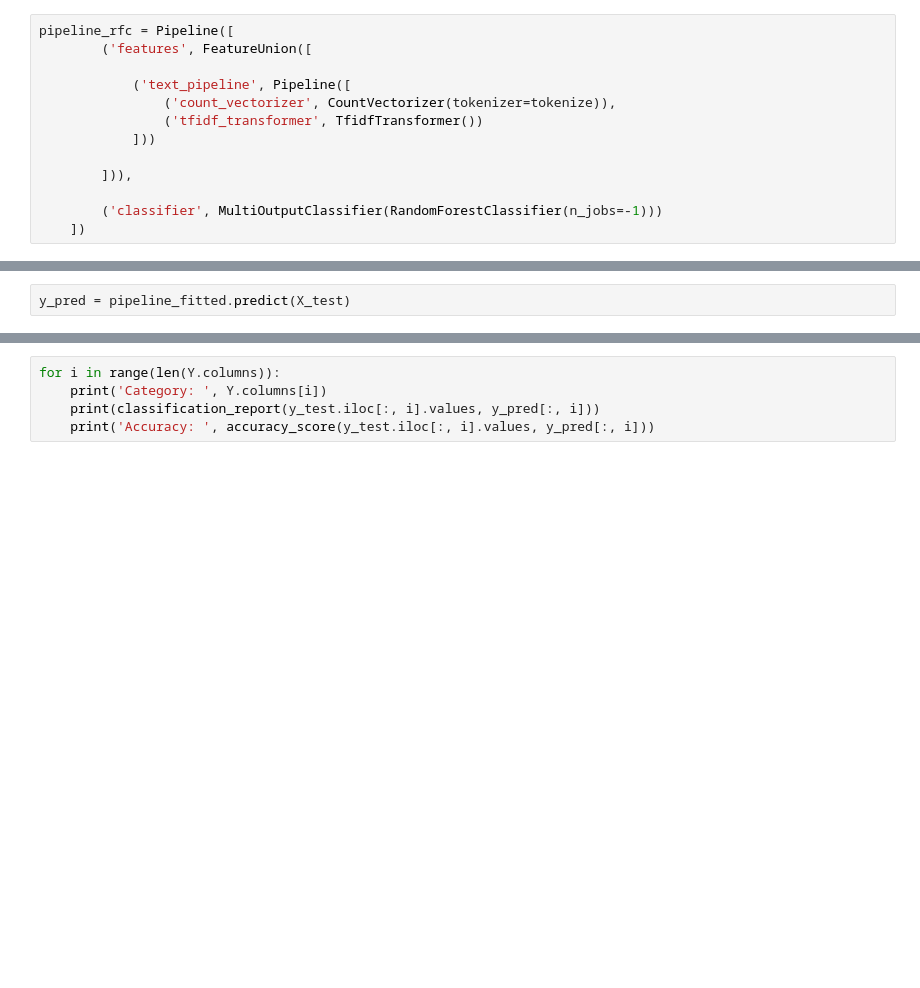
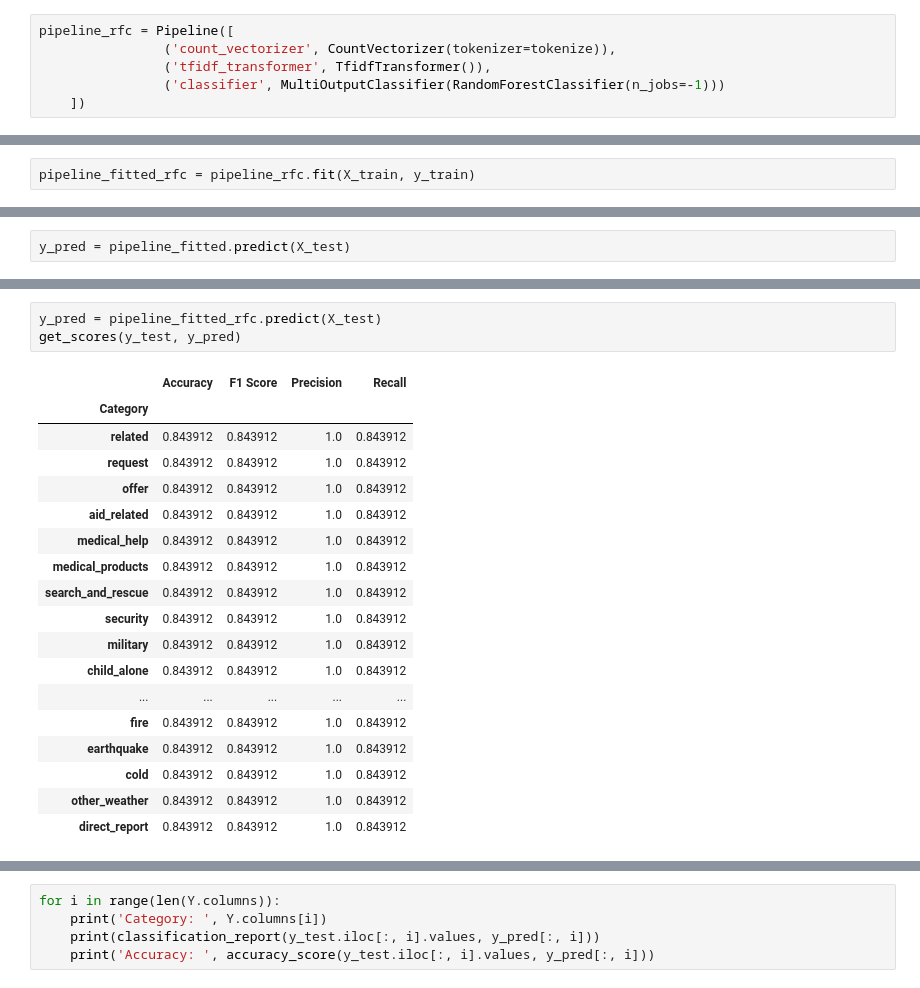
Before and after one commit to jordigc2/Udacity_DataScience_Nanodegree, a Jupyter notebook: Project2_ Disaster_Response_Pipelines/ML Pipeline Preparation.ipynb, the cells around one changed output, grey strips where cells are left out. Saved outputs shown, nothing was run; the diff lists cells and outputs as text; blank space fills up the shorter version.

```diff
--- a/Project2_ Disaster_Response_Pipelines/ML Pipeline Preparation.ipynb
+++ b/Project2_ Disaster_Response_Pipelines/ML Pipeline Preparation.ipynb
@@ -125,16 +140,9 @@ pipeline = Pipeline([
     ])
 # %%
 pipeline_rfc = Pipeline([
-        ('features', FeatureUnion([
-
-            ('text_pipeline', Pipeline([
                 ('count_vectorizer', CountVectorizer(tokenizer=tokenize)),
-                ('tfidf_transformer', TfidfTransformer())
-            ]))
-
-        ])),
-
-        ('classifier', MultiOutputClassifier(RandomForestClassifier(n_jobs=-1)))
+                ('tfidf_transformer', TfidfTransformer()),
+                ('classifier', MultiOutputClassifier(RandomForestClassifier(n_jobs=-1)))
     ])
 # %% [markdown]
 ### 4. Train pipeline
@@ -147,3 +155,5 @@ pipeline_fitted = pipeline.fit(X_train, y_train)
+# %%
+pipeline_fitted_rfc = pipeline_rfc.fit(X_train, y_train)
 # %% [markdown]
 ### 5. Test your model
 Report the f1 score, precision and recall for each output category of the dataset. You can do this by iterating through the columns and calling sklearn's `classification_report` on each.
@@ -151,0 +212,22 @@ y_pred = pipeline_fitted.predict(X_test)
+# %%
+y_pred = pipeline_fitted_rfc.predict(X_test)
+get_scores(y_test, y_pred)
+# %% [output]
+|  | Accuracy | F1 Score | Precision | Recall |
+| Category |  |  |  |  |
+| related | 0.843912 | 0.843912 | 1.0 | 0.843912 |
+| request | 0.843912 | 0.843912 | 1.0 | 0.843912 |
+| offer | 0.843912 | 0.843912 | 1.0 | 0.843912 |
+| aid_related | 0.843912 | 0.843912 | 1.0 | 0.843912 |
+| medical_help | 0.843912 | 0.843912 | 1.0 | 0.843912 |
+| medical_products | 0.843912 | 0.843912 | 1.0 | 0.843912 |
+| search_and_rescue | 0.843912 | 0.843912 | 1.0 | 0.843912 |
+| security | 0.843912 | 0.843912 | 1.0 | 0.843912 |
+| military | 0.843912 | 0.843912 | 1.0 | 0.843912 |
+| child_alone | 0.843912 | 0.843912 | 1.0 | 0.843912 |
+| ... | ... | ... | ... | ... |
+| fire | 0.843912 | 0.843912 | 1.0 | 0.843912 |
+| earthquake | 0.843912 | 0.843912 | 1.0 | 0.843912 |
+| cold | 0.843912 | 0.843912 | 1.0 | 0.843912 |
+| other_weather | 0.843912 | 0.843912 | 1.0 | 0.843912 |
+| direct_report | 0.843912 | 0.843912 | 1.0 | 0.843912 |
```
Also changed, not shown: parts of 20 cells of this notebook, 1 other file.
